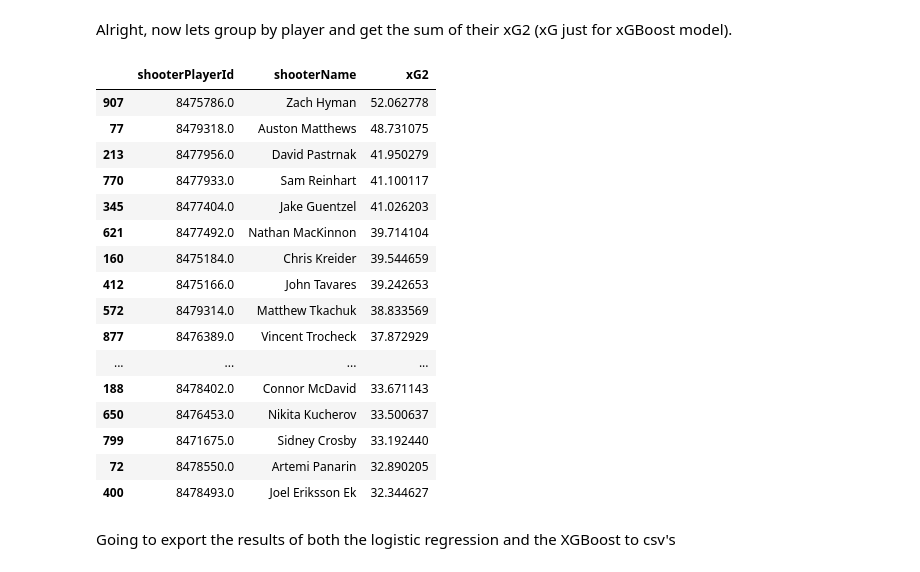
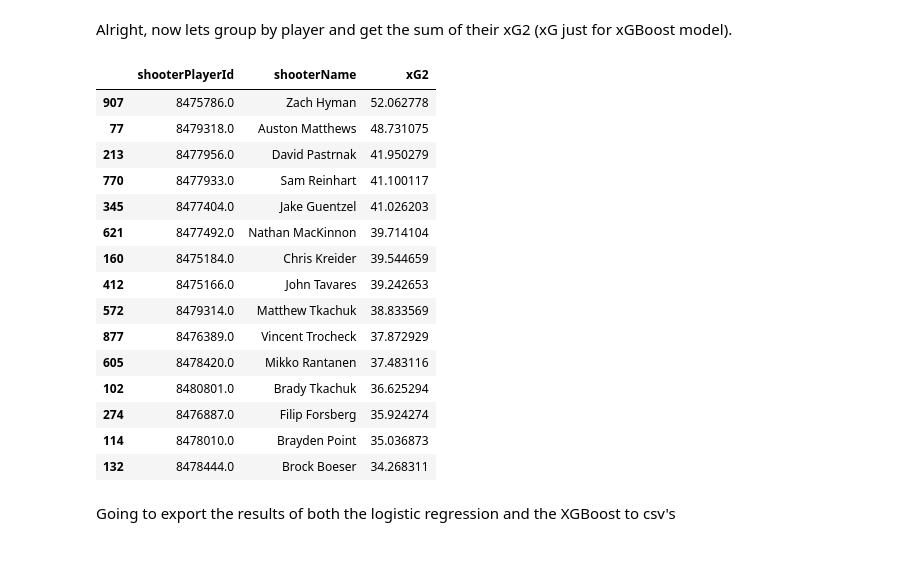
Before and after one commit to Nick3429/NHLxG, a Jupyter notebook: NHLShotData.ipynb, the cells around one changed output. Cells and saved outputs as stored; diff of their text form; code cells hidden in the pictures.

```diff
--- a/NHLShotData.ipynb
+++ b/NHLShotData.ipynb
@@ -369,26 +368,25 @@ Alright, now lets group by player and get the sum of their xG2 (xG just for xGBo
 # %%
 Boost_res=shotData.groupby(['shooterName','shooterPlayerId'], as_index=False).sum('xG')
 Boost_res=Boost_res[['shooterPlayerId','shooterName','xG2']]
 Boost_res=Boost_res.sort_values('xG2', ascending=False)
-Boost_res.head(20)
+Boost_res.head(15)
 # %% [output]
 |  | shooterPlayerId | shooterName | xG2 |
 | 907 | 8475786.0 | Zach Hyman | 52.062778 |
 | 77 | 8479318.0 | Auston Matthews | 48.731075 |
 | 213 | 8477956.0 | David Pastrnak | 41.950279 |
 | 770 | 8477933.0 | Sam Reinhart | 41.100117 |
 | 345 | 8477404.0 | Jake Guentzel | 41.026203 |
 | 621 | 8477492.0 | Nathan MacKinnon | 39.714104 |
 | 160 | 8475184.0 | Chris Kreider | 39.544659 |
 | 412 | 8475166.0 | John Tavares | 39.242653 |
 | 572 | 8479314.0 | Matthew Tkachuk | 38.833569 |
 | 877 | 8476389.0 | Vincent Trocheck | 37.872929 |
-| ... | ... | ... | ... |
-| 188 | 8478402.0 | Connor McDavid | 33.671143 |
-| 650 | 8476453.0 | Nikita Kucherov | 33.500637 |
-| 799 | 8471675.0 | Sidney Crosby | 33.192440 |
-| 72 | 8478550.0 | Artemi Panarin | 32.890205 |
-| 400 | 8478493.0 | Joel Eriksson Ek | 32.344627 |
+| 605 | 8478420.0 | Mikko Rantanen | 37.483116 |
+| 102 | 8480801.0 | Brady Tkachuk | 36.625294 |
+| 274 | 8476887.0 | Filip Forsberg | 35.924274 |
+| 114 | 8478010.0 | Brayden Point | 35.036873 |
+| 132 | 8478444.0 | Brock Boeser | 34.268311 |
 # %% [markdown]
 Going to export the results of both the logistic regression and the XGBoost to csv's
 # %%
```
Also changed, not shown: parts of 3 cells of this notebook, 7 other files.
